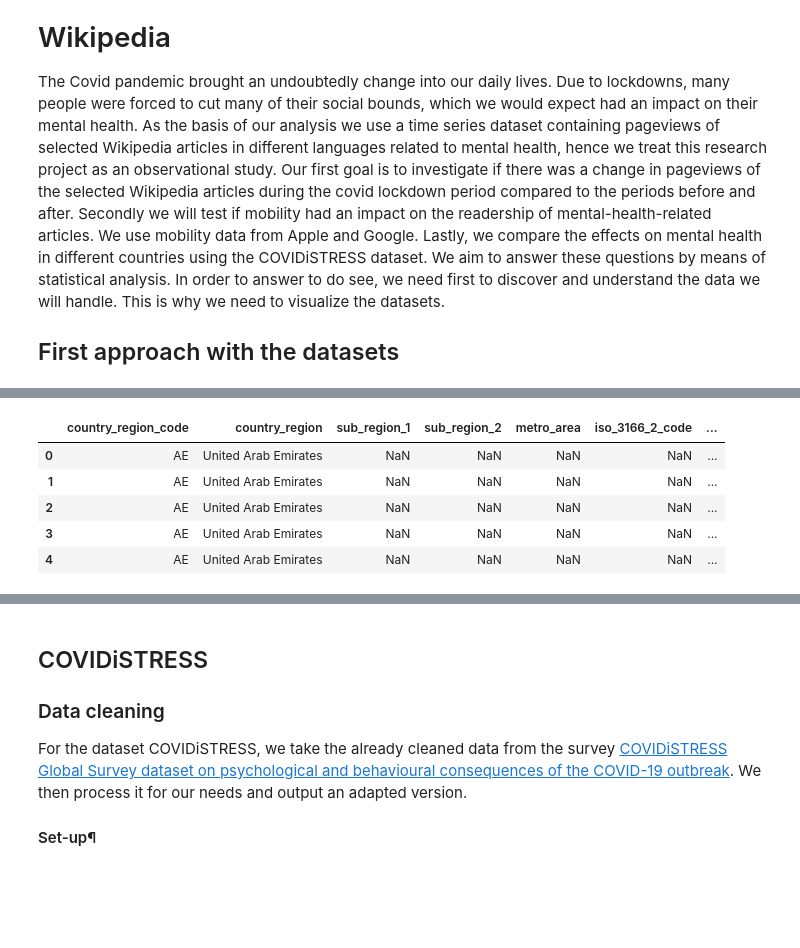
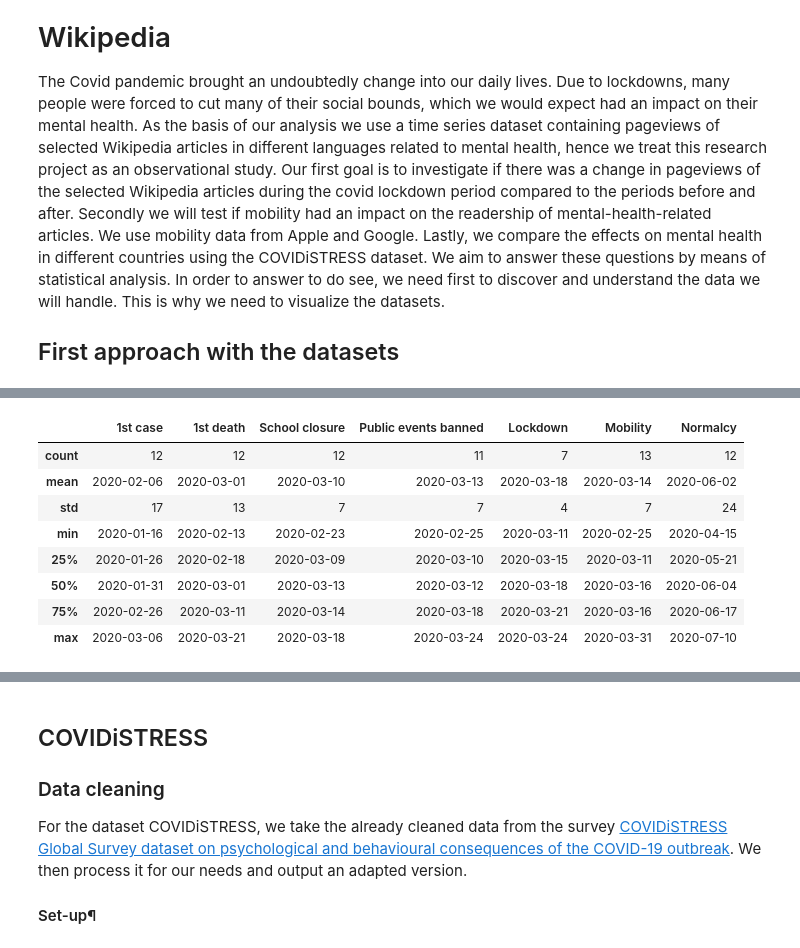
Before and after one commit to epfl-ada/ada-2022-project-adamsleg, a Jupyter notebook: main.ipynb, the cells around one changed output, grey strips where cells are left out. Cells and saved outputs as stored; diff of their text form; code cells hidden in the pictures; blank space fills up the shorter version.

```diff
--- a/main.ipynb
+++ b/main.ipynb
@@ -44,10 +55,48 @@ df_interventions.head()
-# %%
-df_global = pd.read_csv(GLOBAL_MOBILITY_DATASET, compression='gzip')
-df_global.head()
-# %% [output]
-|  | country_region_code | country_region | sub_region_1 | sub_region_2 | metro_area | iso_3166_2_code | ... |
-| 0 | AE | United Arab Emirates | NaN | NaN | NaN | NaN | ... |
-| 1 | AE | United Arab Emirates | NaN | NaN | NaN | NaN | ... |
-| 2 | AE | United Arab Emirates | NaN | NaN | NaN | NaN | ... |
-| 3 | AE | United Arab Emirates | NaN | NaN | NaN | NaN | ... |
-| 4 | AE | United Arab Emirates | NaN | NaN | NaN | NaN | ... |
+# %%
+# Number of days per month in 2020
+days = [31, 29, 31, 30, 31, 30, 31, 31, 30, 31, 30, 31]
+
+# Converts date (string) to int. The function is designed only for the purpose of the interventions dataset. Value of January 1 2020 is 0. Each following day has value increased by 1.
+def str_date_to_int(date):
+    date = date.split('-')
+    return sum(days[:int(date[1])-1]) + int(date[2]) - 1
+
+# Converts int to a string containing the date using the same mapping as str_date_to_int. Works only for values 0 < x < 366
+def int_to_str_date(date):
+    date //= 1
+    s = '2020-'
+    i = 0
+    date += 1
+    while date > days[i]:
+        date -= days[i]
+        i += 1
+    i += 1
+    s += '0' + str(i) + '-'
+    if date < 10:
+        s += '0'
+    s += str(date)
+    return s[:-2]
+# %%
+# In order to get descriptive statistics for dates, we convert them to ints, calculate the given statistic, and convert the values back to date if appropriate.
+# In this way we can get e.g. mean date of first case, quantile dates, etc..
+for key in df_interventions.keys()[1:]:
+    df_interventions[key] = df_interventions[key].apply(lambda x: str_date_to_int(x) if type(x) == str else x)
+
+df_interventions_stats = df_interventions.describe()
+
+for key in df_interventions_stats.keys():
+    df_interventions_stats[key] = df_interventions_stats[key].apply(lambda x: int_to_str_date(x))
+df_interventions_stats.iloc[0] = df_interventions_stats.iloc[0].apply(lambda x: str_date_to_int(x))
+df_interventions_stats.iloc[2] = df_interventions_stats.iloc[2].apply(lambda x: str_date_to_int(x))
+
+df_interventions_stats
+# %% [output]
+|  | 1st case | 1st death | School closure | Public events banned | Lockdown | Mobility | Normalcy |
+| count | 12 | 12 | 12 | 11 | 7 | 13 | 12 |
+| mean | 2020-02-06 | 2020-03-01 | 2020-03-10 | 2020-03-13 | 2020-03-18 | 2020-03-14 | 2020-06-02 |
+| std | 17 | 13 | 7 | 7 | 4 | 7 | 24 |
+| min | 2020-01-16 | 2020-02-13 | 2020-02-23 | 2020-02-25 | 2020-03-11 | 2020-02-25 | 2020-04-15 |
+| 25% | 2020-01-26 | 2020-02-18 | 2020-03-09 | 2020-03-10 | 2020-03-15 | 2020-03-11 | 2020-05-21 |
+| 50% | 2020-01-31 | 2020-03-01 | 2020-03-13 | 2020-03-12 | 2020-03-18 | 2020-03-16 | 2020-06-04 |
+| 75% | 2020-02-26 | 2020-03-11 | 2020-03-14 | 2020-03-18 | 2020-03-21 | 2020-03-16 | 2020-06-17 |
+| max | 2020-03-06 | 2020-03-21 | 2020-03-18 | 2020-03-24 | 2020-03-24 | 2020-03-31 | 2020-07-10 |
```
Also changed, not shown: parts of 15 cells of this notebook.
